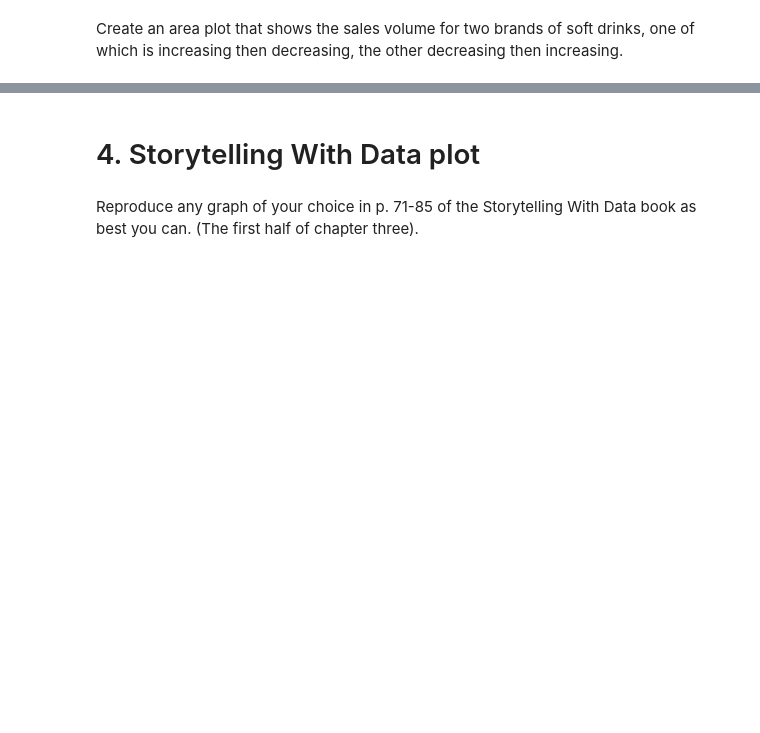
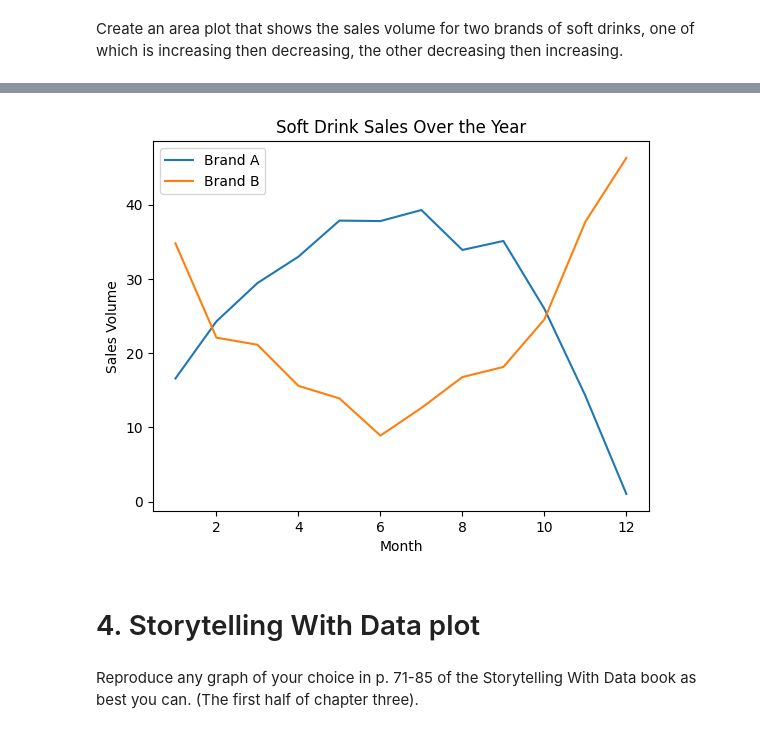
Before and after one commit to SalhaMo/Module-B-semester-2, a Jupyter notebook: Week5-concealed-answer.ipynb, the cells around one changed output, grey strips where cells are left out. Cells and saved outputs as stored; diff of their text form; code cells hidden in the pictures; blank space fills up the shorter version.

```diff
--- a/Week5-concealed-answer.ipynb
+++ b/Week5-concealed-answer.ipynb
@@ -268,3 +314,23 @@ Create an area plot that shows the sales volume for two brands of soft drinks, o
+# %%
+months = np.arange(1, 13)
+
+# Brand A: increase then decrease
+brand_A = -1*(months - 6)**2 + 40 + np.random.normal(0, 2, 12)
+
+# Brand B: decrease then increase
+brand_B = (months - 6)**2 + 10 + np.random.normal(0, 2, 12)
+
+plt.plot(months, brand_A, label="Brand A")
+plt.plot(months, brand_B, label="Brand B")
+
+plt.xlabel("Month")
+plt.ylabel("Sales Volume")
+plt.title("Soft Drink Sales Over the Year")
+plt.legend()
+
+plt.show()
+# %% [output]
+[figure, added]
 # %% [markdown]
 # 4. Storytelling With Data plot
 # %% [markdown]
```
Also changed, not shown: parts of 7 cells of this notebook.
